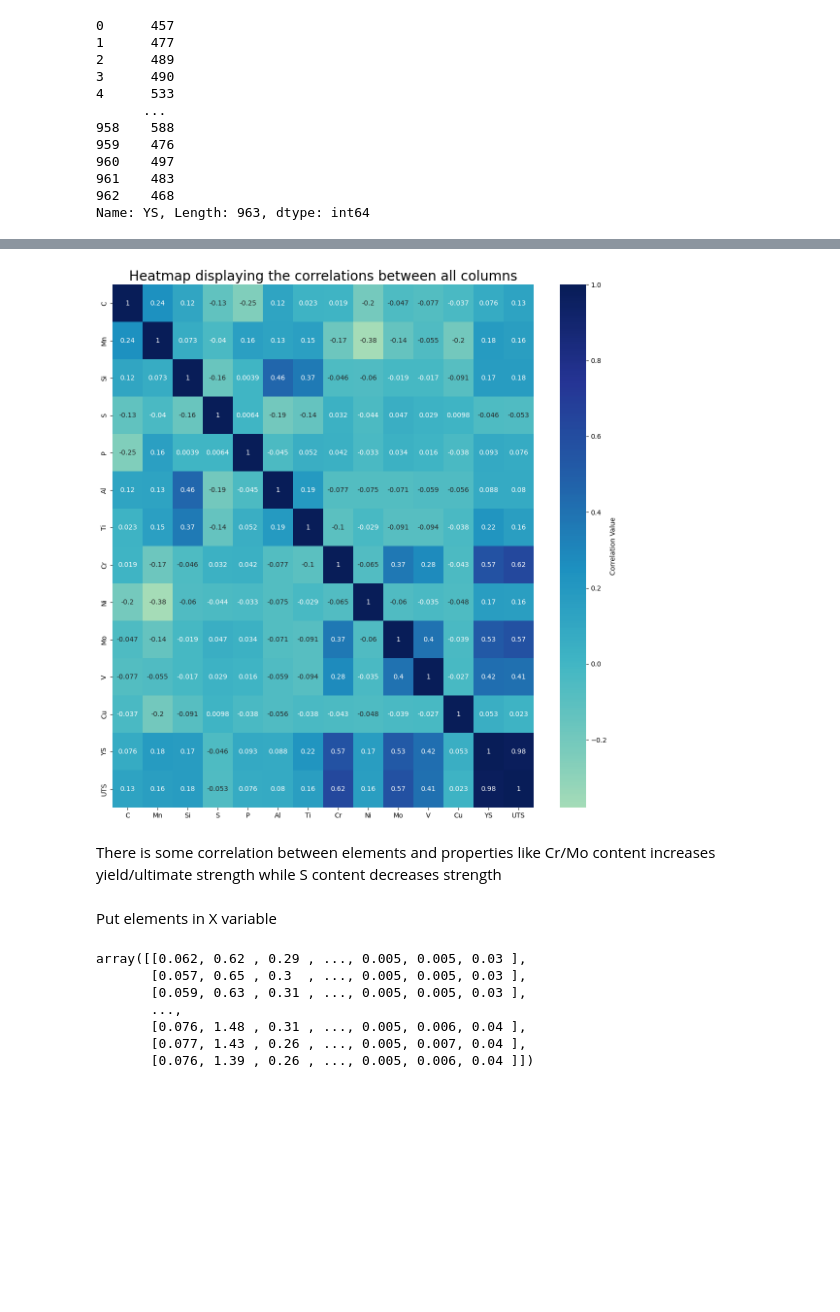
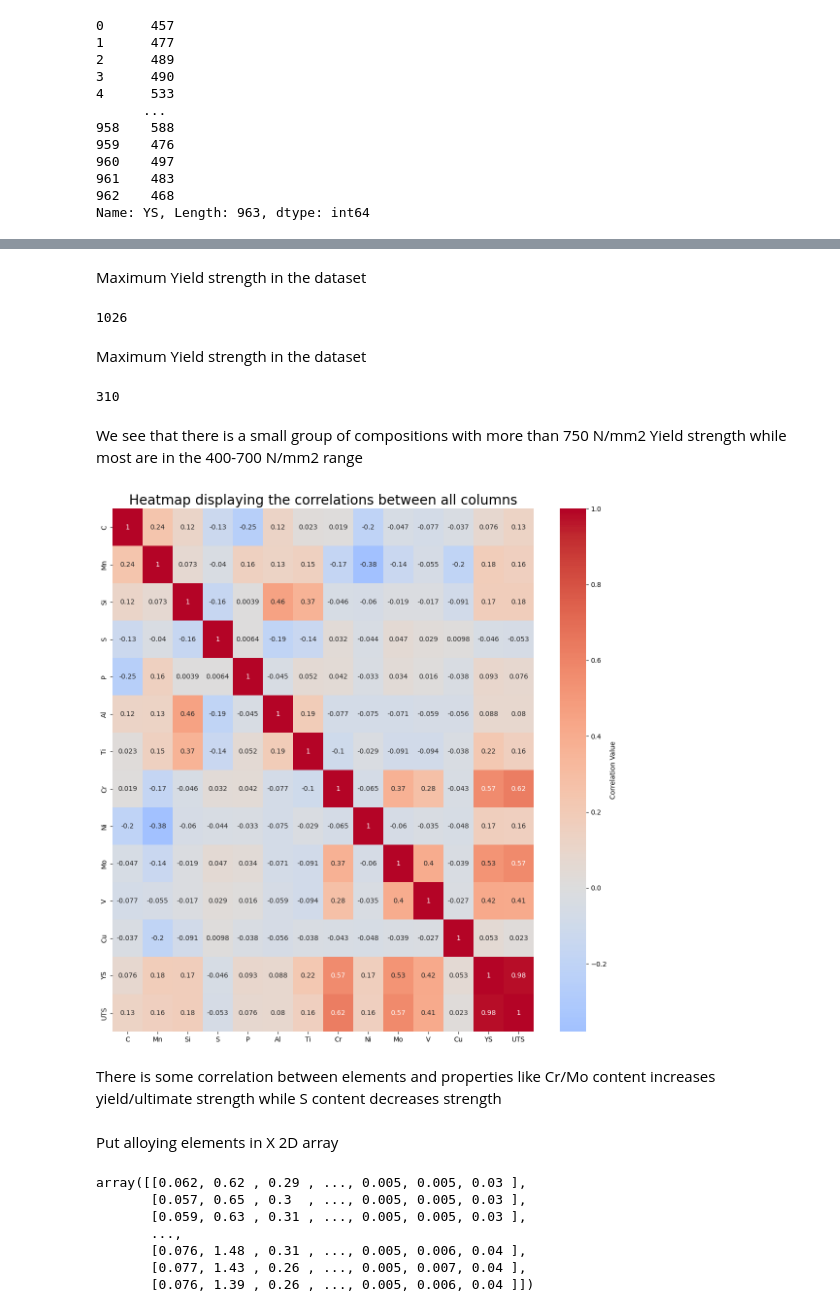
Before and after one commit to AjitPonnappan/MLalloyproject, a Jupyter notebook: FinalNB.ipynb, the cells around one changed output, grey strips where cells are left out. Saved outputs shown, nothing was run; the diff lists cells and outputs as text; code cells hidden in the pictures; blank space fills up the shorter version.

```diff
--- a/FinalNB.ipynb
+++ b/FinalNB.ipynb
@@ -68,16 +77,30 @@ Get some information on data like correlations
+# %% [markdown]
+Maximum Yield strength in the dataset
+# %%
+YSdata['YS'].max()
+# %% [output]
+1026
+# %% [markdown]
+Maximum Yield strength in the dataset
+# %%
+YSdata['YS'].min()
+# %% [output]
+310
+# %% [markdown]
+We see that there is a small group of compositions with more than 750 N/mm2 Yield strength while most are in the 400-700 N/mm2 range
 # %%
 Numdata = YSdata[['C','Mn','Si','S','P','Al','Ti','Cr','Ni','Mo','V','Cu','YS','UTS']]
 corr = Numdata.corr()
 plt.figure(figsize=(14,14))
 plt.title("Heatmap displaying the correlations between all columns", fontsize=20)
-sns.heatmap(corr, center=0, annot=True, cmap="YlGnBu", cbar_kws={'label': 'Correlation Value'})
+sns.heatmap(corr, center=0, annot=True, cmap="coolwarm", cbar_kws={'label': 'Correlation Value'})
 plt.show()
 # %% [output]
-[figure, old version]
+[figure, new version]
 # %% [markdown]
 There is some correlation between elements and properties like Cr/Mo content increases yield/ultimate strength while S content decreases strength
 # %% [markdown]
-Put elements in X variable
+Put alloying elements in X 2D array
 # %%
 X = Numdata.iloc[:,:12].values
 X
```
Also changed, not shown: parts of 63 cells of this notebook, 1 other file.
